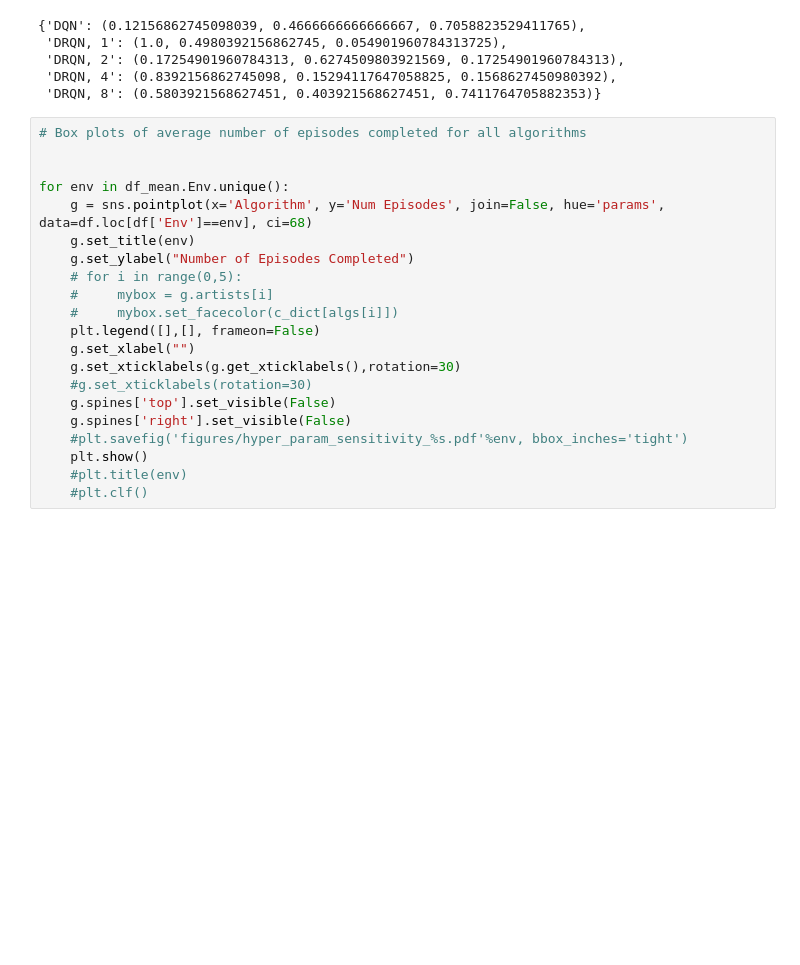
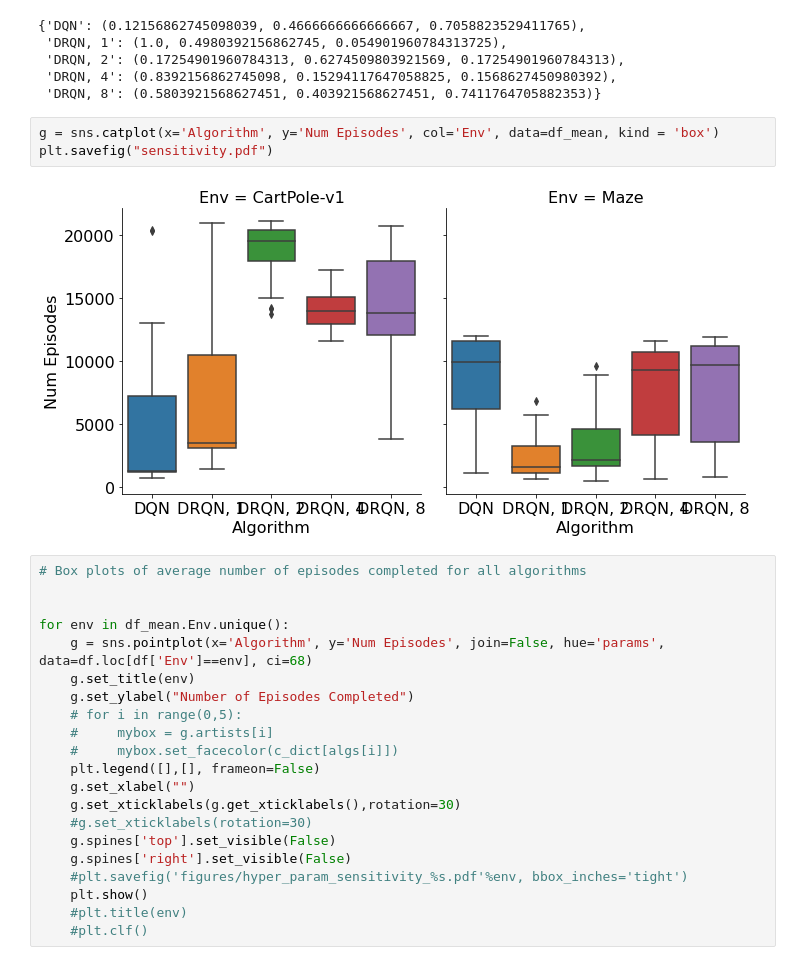
Before and after one commit to RevanMacQueen/DRQN, a Jupyter notebook: new_visualizations_2.ipynb, the cells around one changed output. Drawn from its saved outputs; the diff is of its cells as text; blank space fills up the shorter version.

```diff
--- a/new_visualizations_2.ipynb
+++ b/new_visualizations_2.ipynb
@@ -85,6 +69,11 @@ c_dict
  'DRQN, 2': (0.17254901960784313, 0.6274509803921569, 0.17254901960784313),
  'DRQN, 4': (0.8392156862745098, 0.15294117647058825, 0.1568627450980392),
  'DRQN, 8': (0.5803921568627451, 0.403921568627451, 0.7411764705882353)}
+# %%
+g = sns.catplot(x='Algorithm', y='Num Episodes', col='Env', data=df_mean, kind = 'box')
+plt.savefig("sensitivity.pdf")
+# %% [output]
+[figure, added]
 # %%
 # Box plots of average number of episodes completed for all algorithms
 
```
Also changed, not shown: parts of 21 cells of this notebook, 9 other files.
